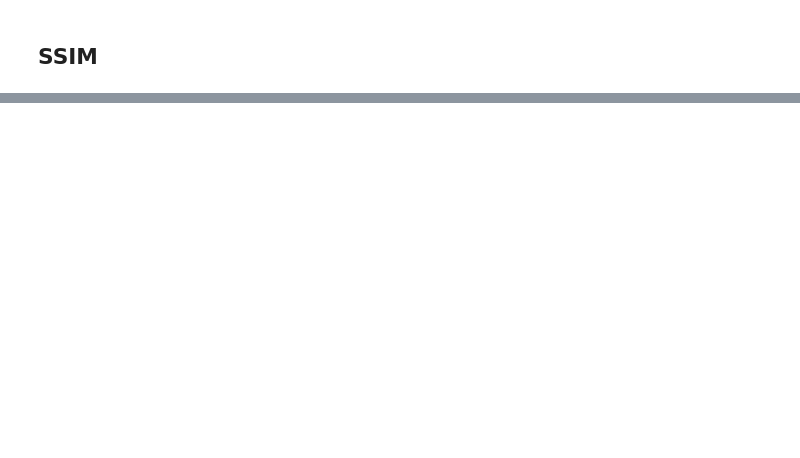
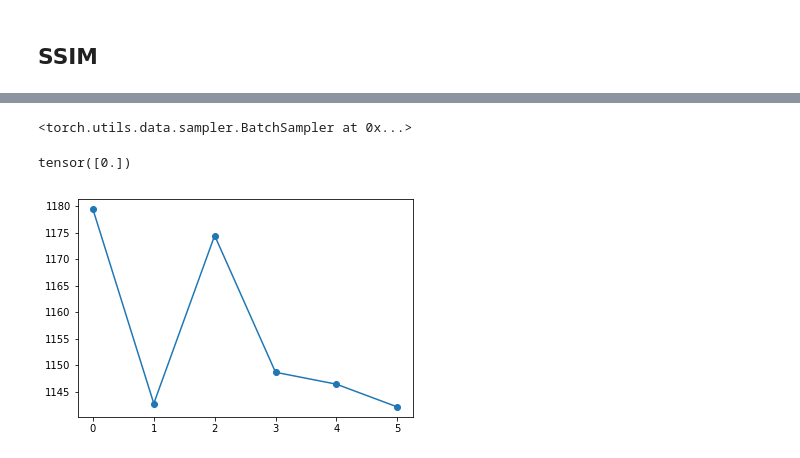
Before and after one commit to nanton96/Mobile-Data-Forecasting-With-Spatio-Temporal-Networks, a Jupyter notebook: notebooks/model_evaluation_new.ipynb, the cells around one changed output, grey strips where cells are left out. Drawn from its saved outputs; the diff is of its cells as text; code cells hidden in the pictures; blank space fills up the shorter version.

```diff
--- a/notebooks/model_evaluation_new.ipynb
+++ b/notebooks/model_evaluation_new.ipynb
@@ -172,0 +151,6 @@ def ssim(self, predicted, target):
+# %%
+test_data.batch_size
+for x,y in test_data:
+    out = model.forward(x)
+    se_batch = torch.sum((out.squeeze() - y)**2,(2,3))
+    mse_frame_timestep = torch.mean(se,0)
@@ -172,0 +180,15 @@ def ssim(self, predicted, target):
+# %%
+test_data.batch_size
+test_data.batch_sampler
+# %% [output]
+<torch.utils.data.sampler.BatchSampler at 0x...>
+# %%
+torch.zeros(1)
+# %% [output]
+tensor([0.])
+# %%
+fig = plt.figure()
+plt.plot(mse_frame_timestep.detach().numpy(),'-o')
+plt.savefig('1.pdf')
+# %% [output]
+[figure, added]
```
Also changed, not shown: parts of 8 cells of this notebook, 4 other files.
